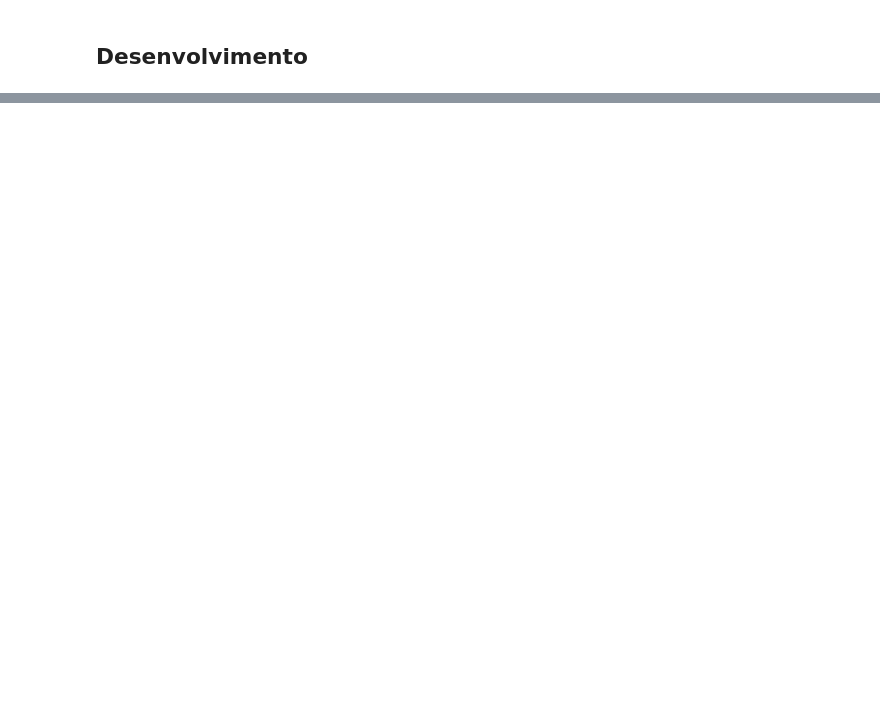
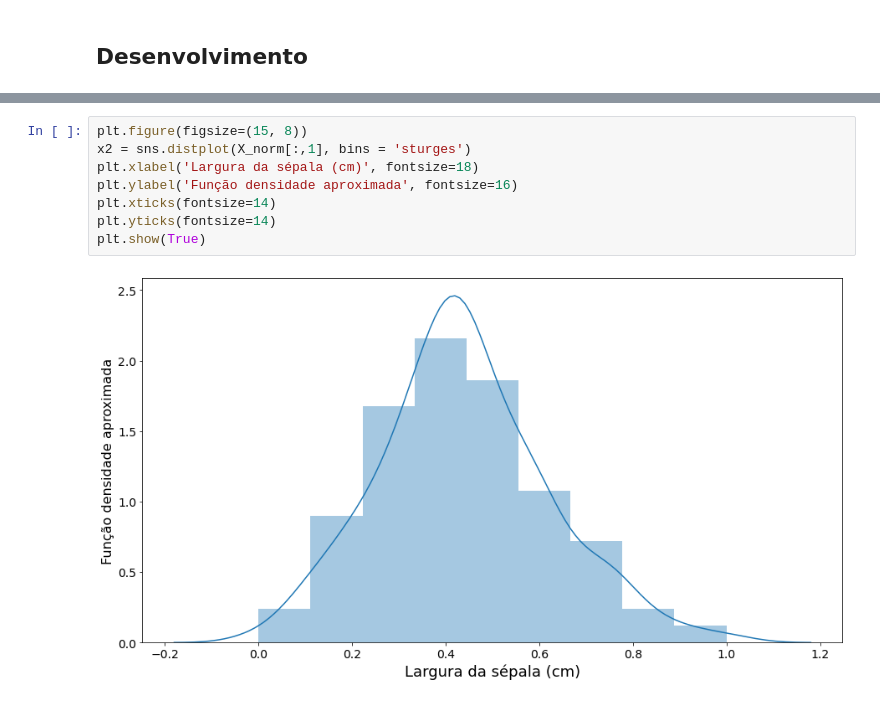
Before and after one commit to BrenoUSP/SME0828_DataScience, a Jupyter notebook: Projects/1 - Preparação dos dados/Projeto1_Preparacao_dos_dados.ipynb, the cells around one changed output, grey strips where cells are left out. Saved outputs shown, nothing was run; the diff lists cells and outputs as text; blank space fills up the shorter version.

```diff
--- a/Projects/1 - Preparação dos dados/Projeto1_Preparacao_dos_dados.ipynb
+++ b/Projects/1 - Preparação dos dados/Projeto1_Preparacao_dos_dados.ipynb
@@ -29,0 +158,10 @@ Matheus Victal Cerqueira, Nº USP: 10276661
+# %%
+plt.figure(figsize=(15, 8))
+x2 = sns.distplot(X_norm[:,1], bins = 'sturges')
+plt.xlabel('Largura da sépala (cm)', fontsize=18)
+plt.ylabel('Função densidade aproximada', fontsize=16)
+plt.xticks(fontsize=14)
+plt.yticks(fontsize=14)
+plt.show(True)
+# %% [output]
+[figure, added]
```
Also changed, not shown: parts of 83 cells of this notebook.
